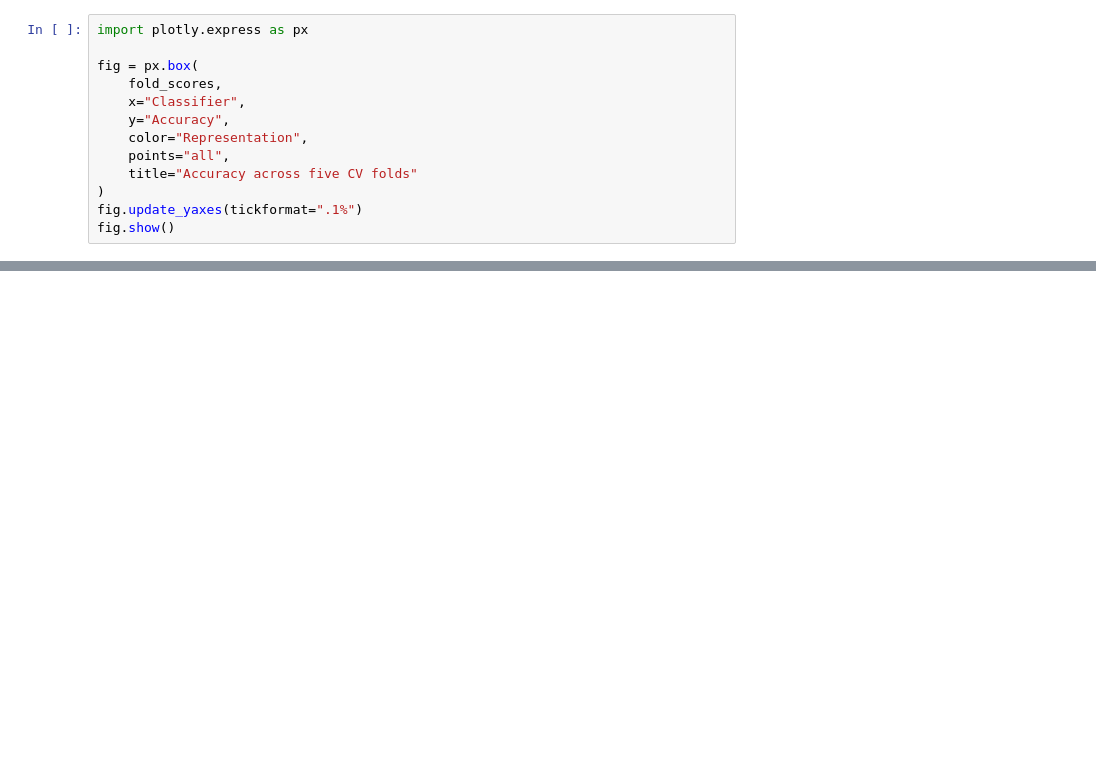
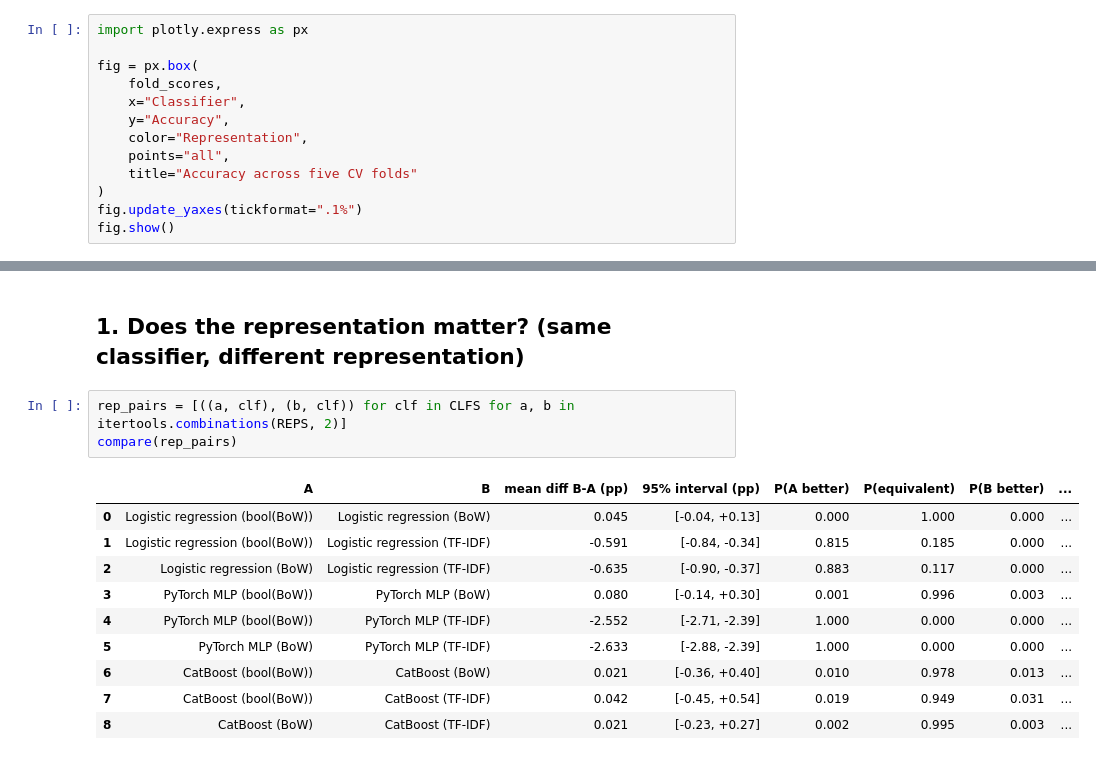
Before and after one commit to sumimmanis/nlp1-student, a Jupyter notebook: part1/project.ipynb, the cells around one changed output, grey strips where cells are left out. Saved outputs shown, nothing was run; the diff lists cells and outputs as text; blank space fills up the shorter version.

```diff
--- a/part1/project.ipynb
+++ b/part1/project.ipynb
@@ -293,0 +365,16 @@ fig.show()
+# %% [markdown]
+## 1. Does the representation matter? (same classifier, different representation)
+# %%
+rep_pairs = [((a, clf), (b, clf)) for clf in CLFS for a, b in itertools.combinations(REPS, 2)]
+compare(rep_pairs)
+# %% [output]
+|  | A | B | mean diff B-A (pp) | 95% interval (pp) | P(A better) | P(equivalent) | P(B better) | ... |
+| 0 | Logistic regression (bool(BoW)) | Logistic regression (BoW) | 0.045 | [-0.04, +0.13] | 0.000 | 1.000 | 0.000 | ... |
+| 1 | Logistic regression (bool(BoW)) | Logistic regression (TF-IDF) | -0.591 | [-0.84, -0.34] | 0.815 | 0.185 | 0.000 | ... |
+| 2 | Logistic regression (BoW) | Logistic regression (TF-IDF) | -0.635 | [-0.90, -0.37] | 0.883 | 0.117 | 0.000 | ... |
+| 3 | PyTorch MLP (bool(BoW)) | PyTorch MLP (BoW) | 0.080 | [-0.14, +0.30] | 0.001 | 0.996 | 0.003 | ... |
+| 4 | PyTorch MLP (bool(BoW)) | PyTorch MLP (TF-IDF) | -2.552 | [-2.71, -2.39] | 1.000 | 0.000 | 0.000 | ... |
+| 5 | PyTorch MLP (BoW) | PyTorch MLP (TF-IDF) | -2.633 | [-2.88, -2.39] | 1.000 | 0.000 | 0.000 | ... |
+| 6 | CatBoost (bool(BoW)) | CatBoost (BoW) | 0.021 | [-0.36, +0.40] | 0.010 | 0.978 | 0.013 | ... |
+| 7 | CatBoost (bool(BoW)) | CatBoost (TF-IDF) | 0.042 | [-0.45, +0.54] | 0.019 | 0.949 | 0.031 | ... |
+| 8 | CatBoost (BoW) | CatBoost (TF-IDF) | 0.021 | [-0.23, +0.27] | 0.002 | 0.995 | 0.003 | ... |
```
Also changed, not shown: parts of 11 cells of this notebook.
